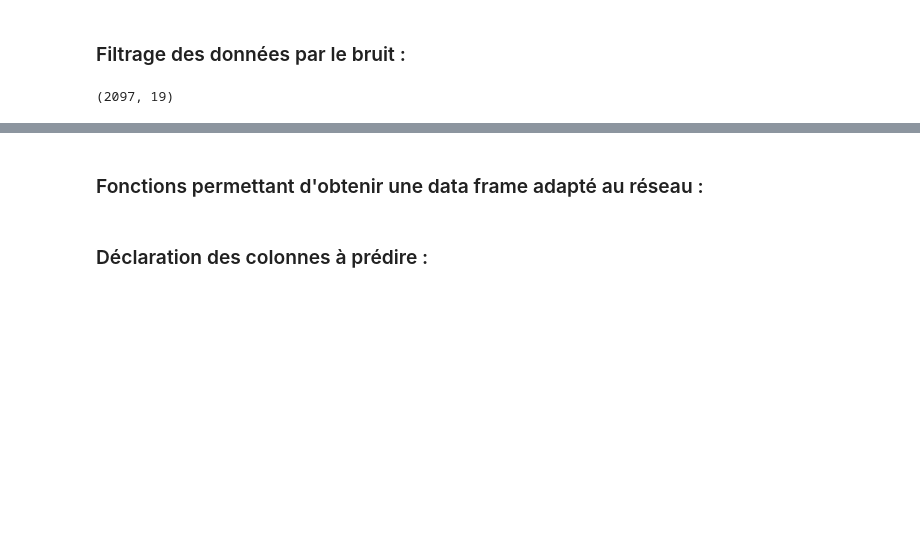
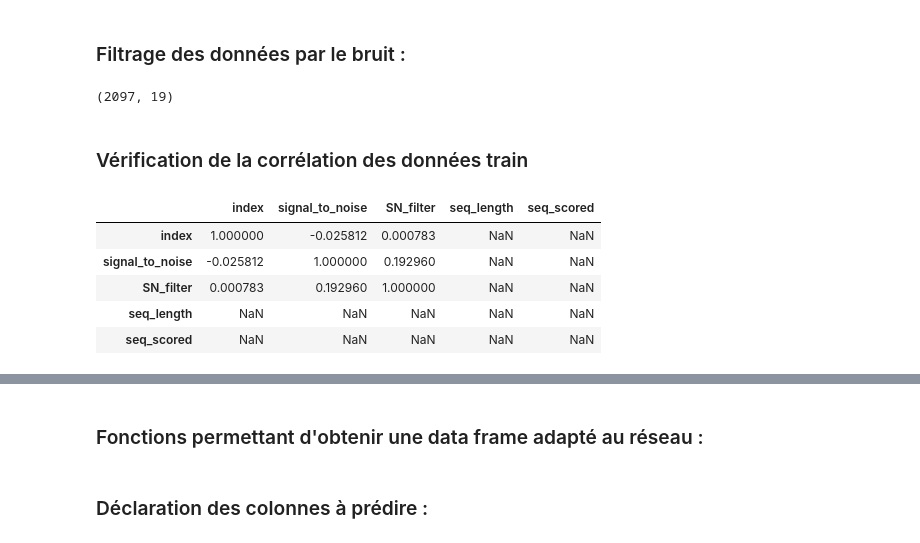
Before and after one commit to lyndamessad/Covid_vaccin, a Jupyter notebook: Covid_vaccin_degradation.ipynb, the cells around one changed output, grey strips where cells are left out. Drawn from its saved outputs; the diff is of its cells as text; code cells hidden in the pictures; blank space fills up the shorter version.

```diff
--- a/Covid_vaccin_degradation.ipynb
+++ b/Covid_vaccin_degradation.ipynb
@@ -166,3 +168,14 @@ train = train.query("signal_to_noise >= 1")
 train.shape
 # %% [output]
 (2097, 19)
+# %% [markdown]
+### Vérification de la corrélation des données train
+# %%
+train.corr()
+# %% [output]
+|  | index | signal_to_noise | SN_filter | seq_length | seq_scored |
+| index | 1.000000 | -0.025812 | 0.000783 | NaN | NaN |
+| signal_to_noise | -0.025812 | 1.000000 | 0.192960 | NaN | NaN |
+| SN_filter | 0.000783 | 0.192960 | 1.000000 | NaN | NaN |
+| seq_length | NaN | NaN | NaN | NaN | NaN |
+| seq_scored | NaN | NaN | NaN | NaN | NaN |
```
Also changed, not shown: parts of 4 cells of this notebook.
